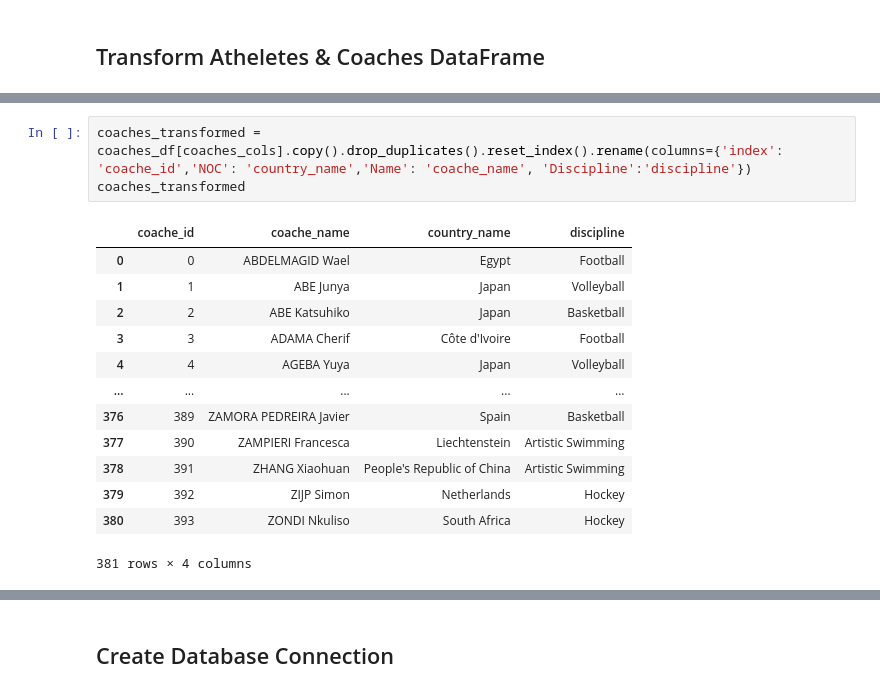
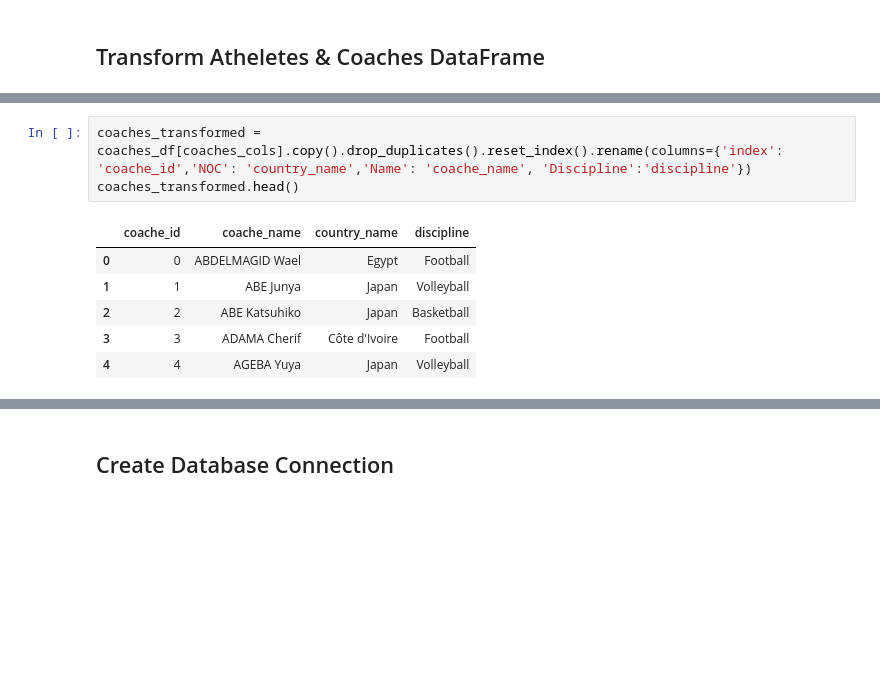
Before and after one commit to nithiyasuresh/ETL_project, a Jupyter notebook: ETL.ipynb, the cells around one changed output, grey strips where cells are left out. Saved outputs shown, nothing was run; the diff lists cells and outputs as text; blank space fills up the shorter version.

```diff
--- a/ETL.ipynb
+++ b/ETL.ipynb
@@ -107,20 +84,13 @@ atheletes_transformed
 # %%
 coaches_transformed = coaches_df[coaches_cols].copy().drop_duplicates().reset_index().rename(columns={'index': 'coache_id','NOC': 'country_name','Name': 'coache_name', 'Discipline':'discipline'})
-coaches_transformed
+coaches_transformed.head()
 # %% [output]
 |  | coache_id | coache_name | country_name | discipline |
 | 0 | 0 | ABDELMAGID Wael | Egypt | Football |
 | 1 | 1 | ABE Junya | Japan | Volleyball |
 | 2 | 2 | ABE Katsuhiko | Japan | Basketball |
 | 3 | 3 | ADAMA Cherif | Côte d'Ivoire | Football |
 | 4 | 4 | AGEBA Yuya | Japan | Volleyball |
-| ... | ... | ... | ... | ... |
-| 376 | 389 | ZAMORA PEDREIRA Javier | Spain | Basketball |
-| 377 | 390 | ZAMPIERI Francesca | Liechtenstein | Artistic Swimming |
-| 378 | 391 | ZHANG Xiaohuan | People's Republic of China | Artistic Swimming |
-| 379 | 392 | ZIJP Simon | Netherlands | Hockey |
-| 380 | 393 | ZONDI Nkuliso | South Africa | Hockey |
-381 rows × 4 columns
 # %%
 coaches_transformed_with_country_id = coaches_transformed.merge(country_transformed, how="inner", on=["country_name"]).rename(columns={'country_id': 'coache_country_id'})
 coaches_transformed_with_discipline_id = coaches_transformed_with_country_id.merge(discipline_transformed, how="inner", on=["discipline"]).rename(columns={'discipline_id': 'coache_discipline_id'}).drop(columns=['country_name', 'discipline'])
```
Also changed, not shown: parts of 16 cells of this notebook.
